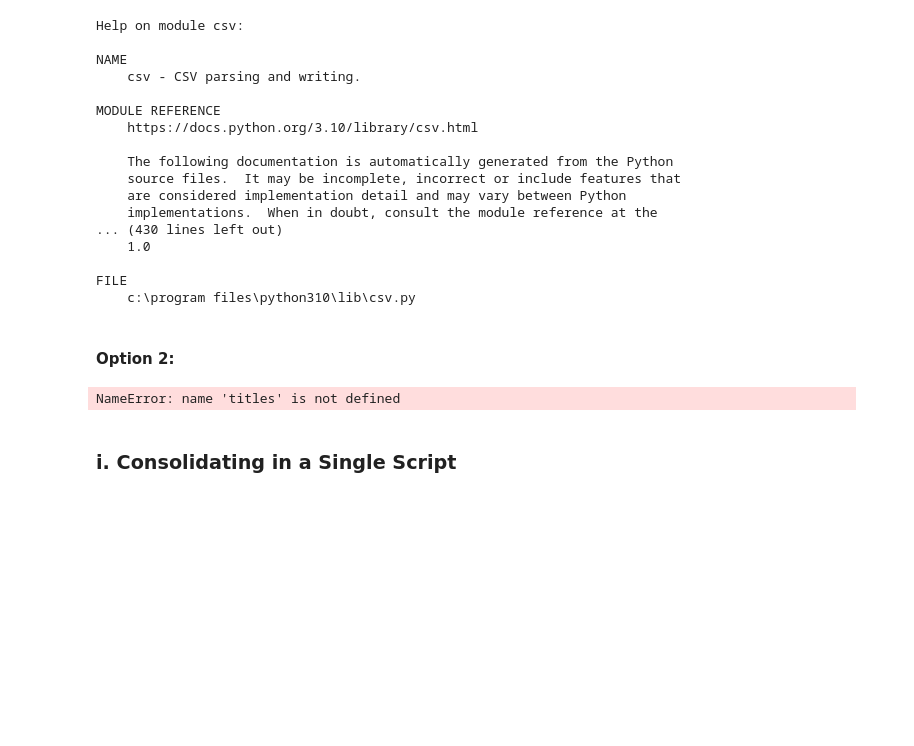
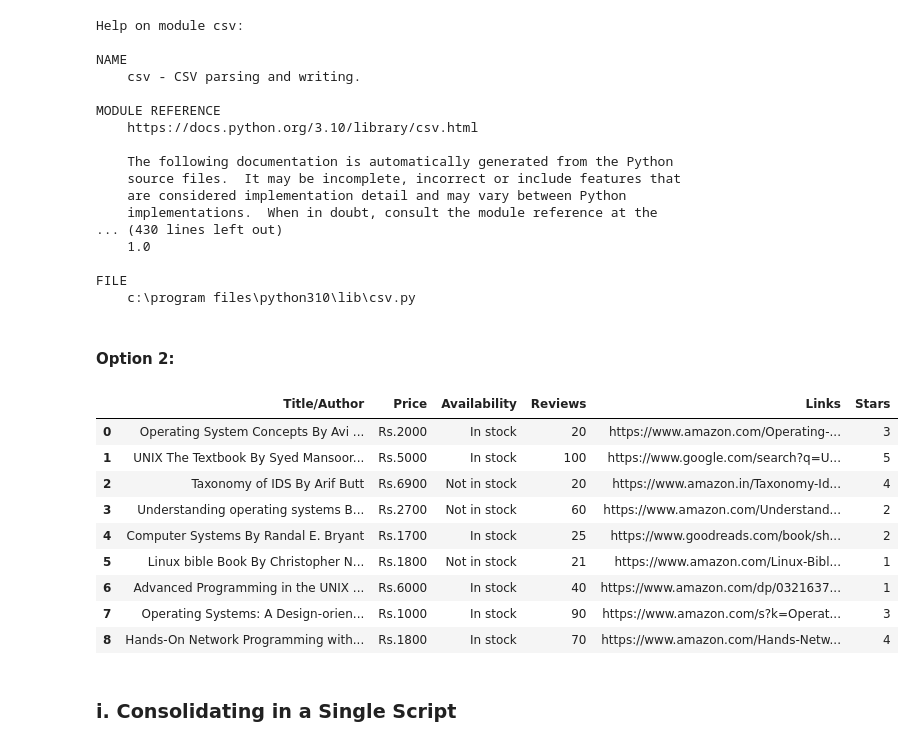
Before and after one commit to MuhammadSheraza002/Data-Acquisition, a Jupyter notebook: Lec-6 (Web-Scraping-using-BeautifulSoup).ipynb, the cells around one changed output. Drawn from its saved outputs; the diff is of its cells as text; code cells hidden in the pictures; blank space fills up the shorter version.

```diff
--- a/Lec-6 (Web-Scraping-using-BeautifulSoup).ipynb
+++ b/Lec-6 (Web-Scraping-using-BeautifulSoup).ipynb
@@ -676,20 +718,29 @@ FILE
 # %%
 import csv
 import pandas as pd
 
-fd = open('books2.csv', 'wt')
+fd = open('./Dataset/books2.csv', 'wt')
 csv_writer = csv.writer(fd)
 
 csv_writer.writerow(['Title/Author', 'Price', 'Availability', 'Reviews', 'Links', 'Stars'])
 
 for i in range(len(titles)):
     csv_writer.writerow([titles[i], prices[i], availability[i], reviews[i], links[i], stars[i]])
 
 fd.close()
-df = pd.read_csv('books2.csv')
+df = pd.read_csv('./Dataset/books2.csv')
 df
 # %% [output]
-NameError: name 'titles' is not defined
+|  | Title/Author | Price | Availability | Reviews | Links | Stars |
+| 0 | Operating System Concepts By Avi ... | Rs.2000 | In stock | 20 | https://www.amazon.com/Operating-... | 3 |
+| 1 | UNIX The Textbook By Syed Mansoor... | Rs.5000 | In stock | 100 | https://www.google.com/search?q=U... | 5 |
+| 2 | Taxonomy of IDS By Arif Butt | Rs.6900 | Not in stock | 20 | https://www.amazon.in/Taxonomy-Id... | 4 |
+| 3 | Understanding operating systems B... | Rs.2700 | Not in stock | 60 | https://www.amazon.com/Understand... | 2 |
+| 4 | Computer Systems By Randal E. Bryant | Rs.1700 | In stock | 25 | https://www.goodreads.com/book/sh... | 2 |
+| 5 | Linux bible Book By Christopher N... | Rs.1800 | Not in stock | 21 | https://www.amazon.com/Linux-Bibl... | 1 |
+| 6 | Advanced Programming in the UNIX ... | Rs.6000 | In stock | 40 | https://www.amazon.com/dp/0321637... | 1 |
+| 7 | Operating Systems: A Design-orien... | Rs.1000 | In stock | 90 | https://www.amazon.com/s?k=Operat... | 3 |
+| 8 | Hands-On Network Programming with... | Rs.1800 | In stock | 70 | https://www.amazon.com/Hands-Netw... | 4 |
 # %% [markdown]
 ### i. Consolidating in a Single Script
 # %%
```
Also changed, not shown: parts of 29 cells of this notebook.
